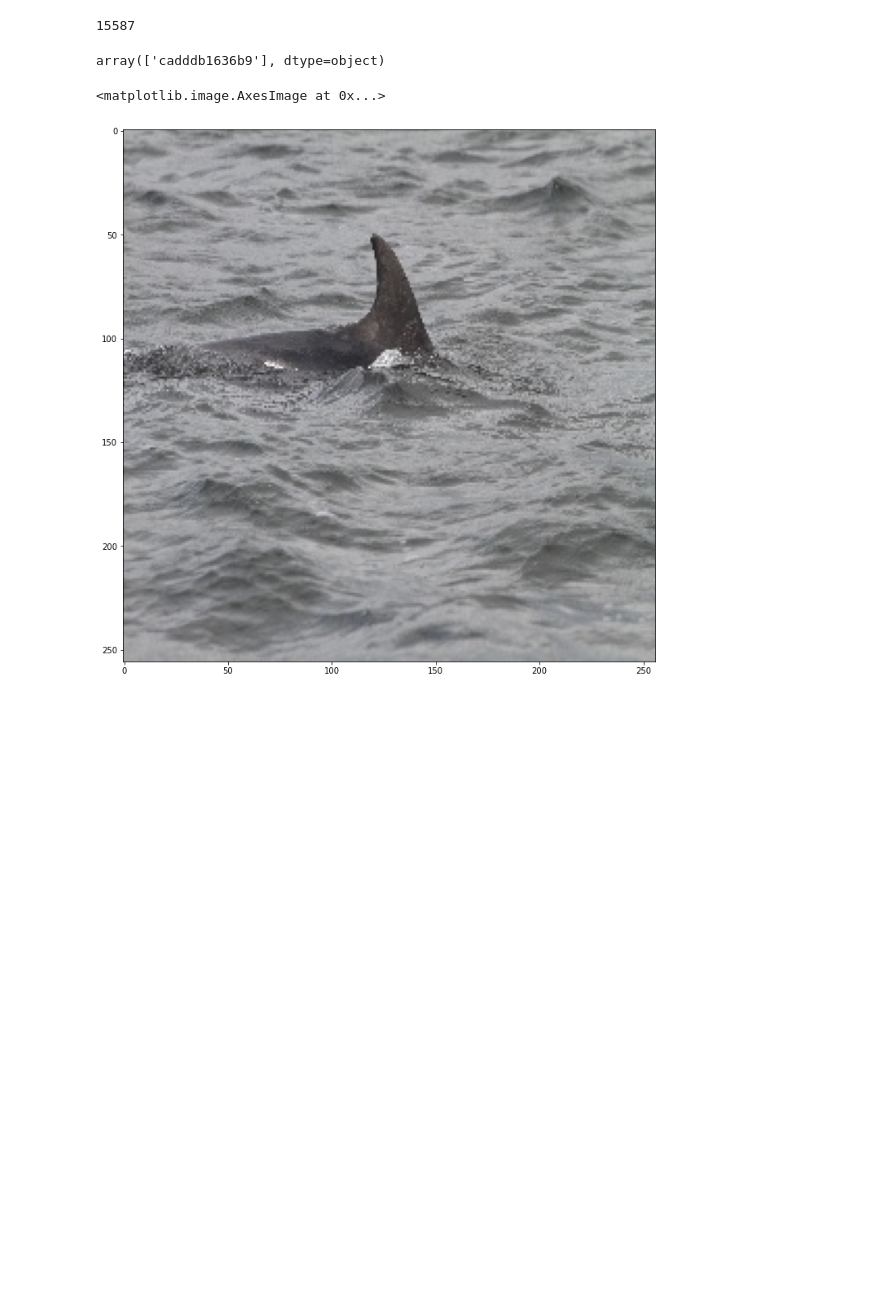
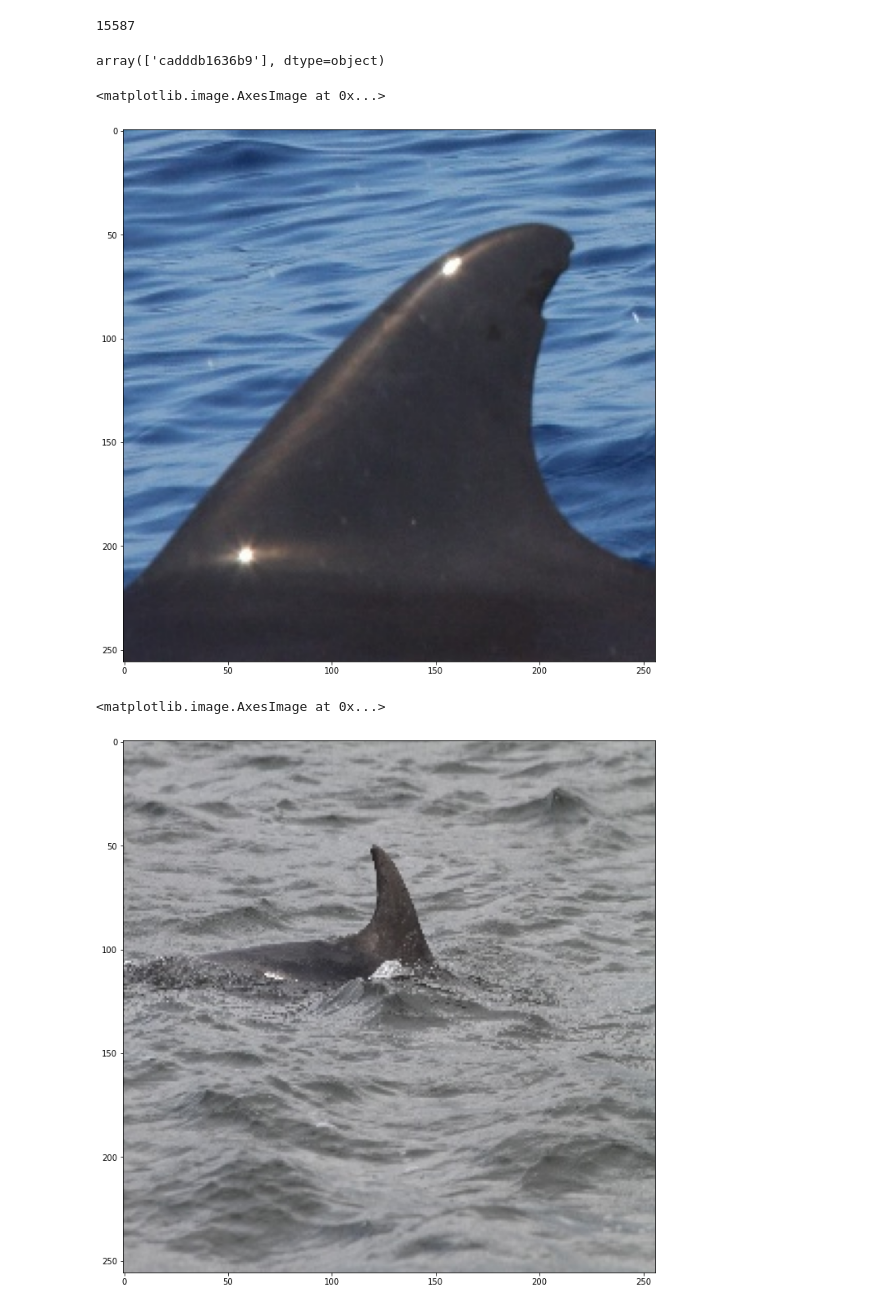
Before and after one commit to heye0507/kaggle_whale, a Jupyter notebook: nbs/01a_resnet50d_baseline.ipynb, the cells around one changed output. Cells and saved outputs as stored; diff of their text form; code cells hidden in the pictures; blank space fills up the shorter version.

```diff
--- a/nbs/01a_resnet50d_baseline.ipynb
+++ b/nbs/01a_resnet50d_baseline.ipynb
@@ -164,6 +164,18 @@ def denormalize(x:torch.tensor):
     mean=torch.tensor([0.485, 0.456, 0.406])
     std=torch.tensor([0.229, 0.224, 0.225])
     return x * std[...,None,None] + mean[...,None,None]
+# %%
+image, target = train_dataset[0]
+
+image = denormalize(image)
+
+image = image.permute(1,2,0).numpy()
+
+_, ax = plt.subplots(1, 1, figsize=(16,12))
+ax.imshow(image)
+# %% [output]
+<matplotlib.image.AxesImage at 0x...>
+[figure, added]
 # %%
 image, target = validation_dataset[0]
 
```
Also changed, not shown: 3 other files.
